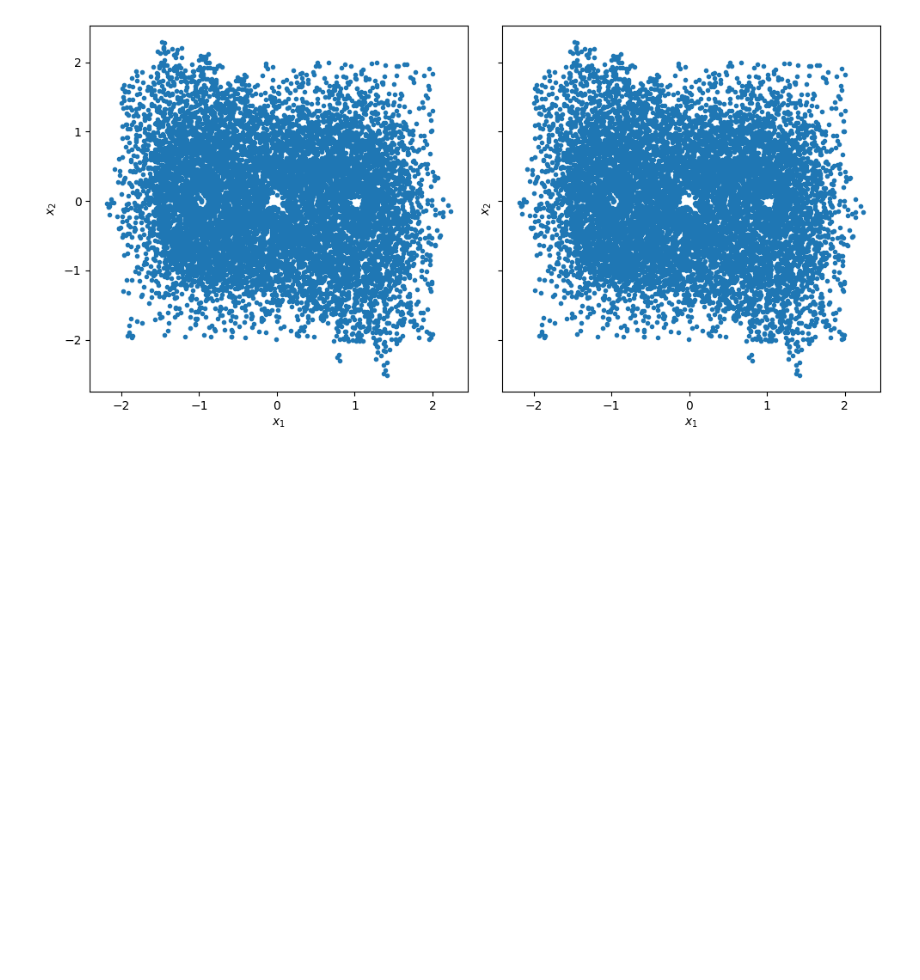
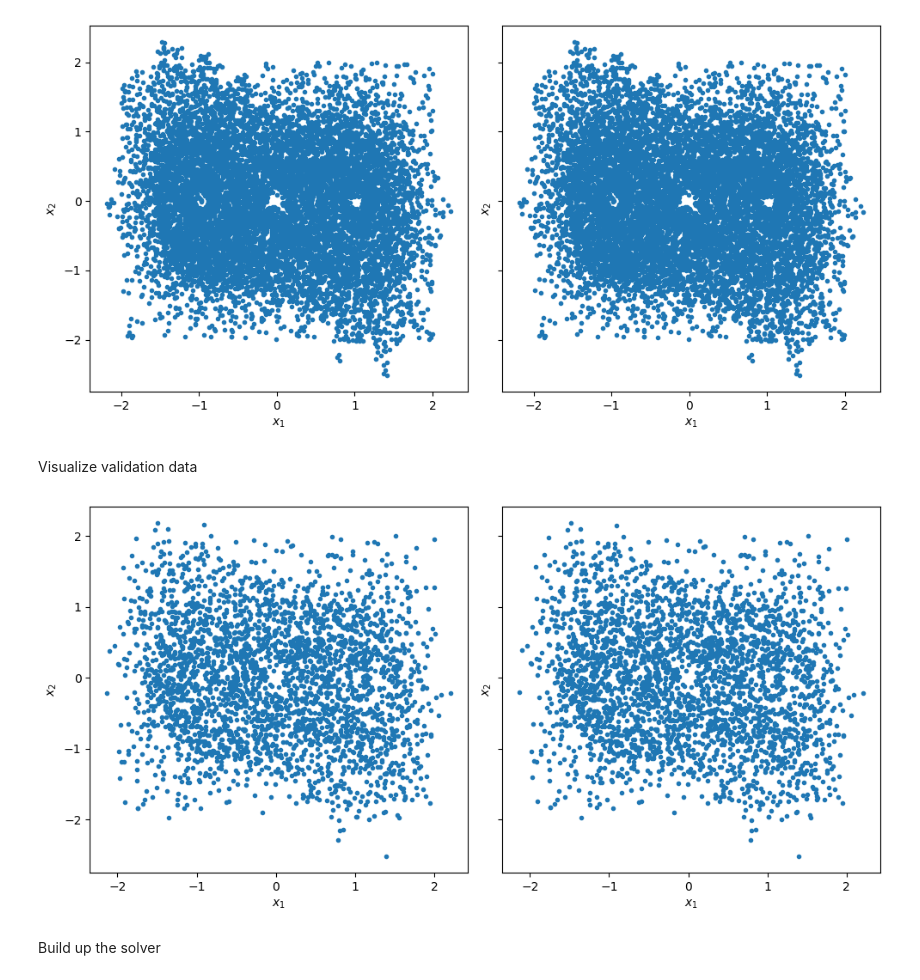
Before and after one commit to ReichtumQian/KoopmanDL, a Jupyter notebook: example/DuffingOscillator.ipynb, the cells around one changed output. Cells and saved outputs as stored; diff of their text form; code cells hidden in the pictures; blank space fills up the shorter version.

```diff
--- a/example/DuffingOscillator.ipynb
+++ b/example/DuffingOscillator.ipynb
@@ -11,17 +13,20 @@ import matplotlib.pyplot as plt
 # %% [markdown]
 Generate the data set
 # %%
+alpha = 1.0
+beta = -1.0
+delta = 0.5
+dt = 1e-3
 n_init = 1300
 traj_len = 10
 traj_t_step = 0.25
+x_min = -2
+x_max = 2
+seed = 0
 n_train = 10000
 n_valid = 3000
-dt = 1e-3
-seed = 0
-x_min = -2
-x_max = 2
 
-duffing = kdl.DuffingOscillator(alpha=1.0, beta=-1.0, delta=0.5)
+duffing = kdl.DuffingOscillator(alpha, beta, delta)
 flowmap = kdl.ForwardEuler(dt)
 data_x_all = flowmap.generate_traj_data(duffing, n_init, traj_len, traj_t_step, x_min, x_max, seed)
 data_y_all = flowmap.step(duffing, data_x_all)
@@ -42,3 +47,20 @@ ax2.set_ylabel(r'$x_{2}$')
 plt.tight_layout()
 # %% [output]
 [figure]
+# %% [markdown]
+Visualize validation data
+# %%
+fig, (ax1,ax2) = plt.subplots(1,2,sharey=True, figsize=(10,5))
+data_x_valid = data_valid.data()
+ax1.plot(data_x_valid[:,0], data_x_valid[:,1], '.')
+ax1.set_xlabel(r'$x_{1}$')
+ax1.set_ylabel(r'$x_{2}$')
+data_y_valid = data_valid.labels()
+ax2.plot(data_y_valid[:,0], data_y_valid[:,1], '.')
+ax2.set_xlabel(r'$x_{1}$')
+ax2.set_ylabel(r'$x_{2}$')
+plt.tight_layout()
+# %% [output]
+[figure, added]
+# %% [markdown]
+Build up the solver
```
Also changed, not shown: parts of 5 cells of this notebook, 5 other files.
